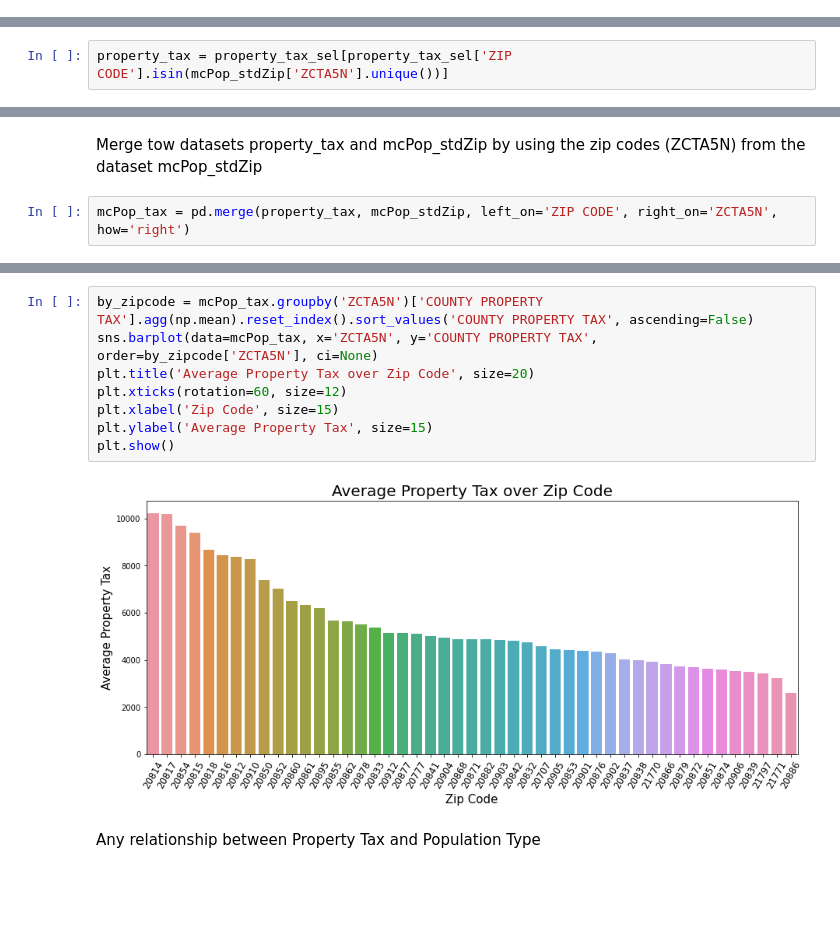
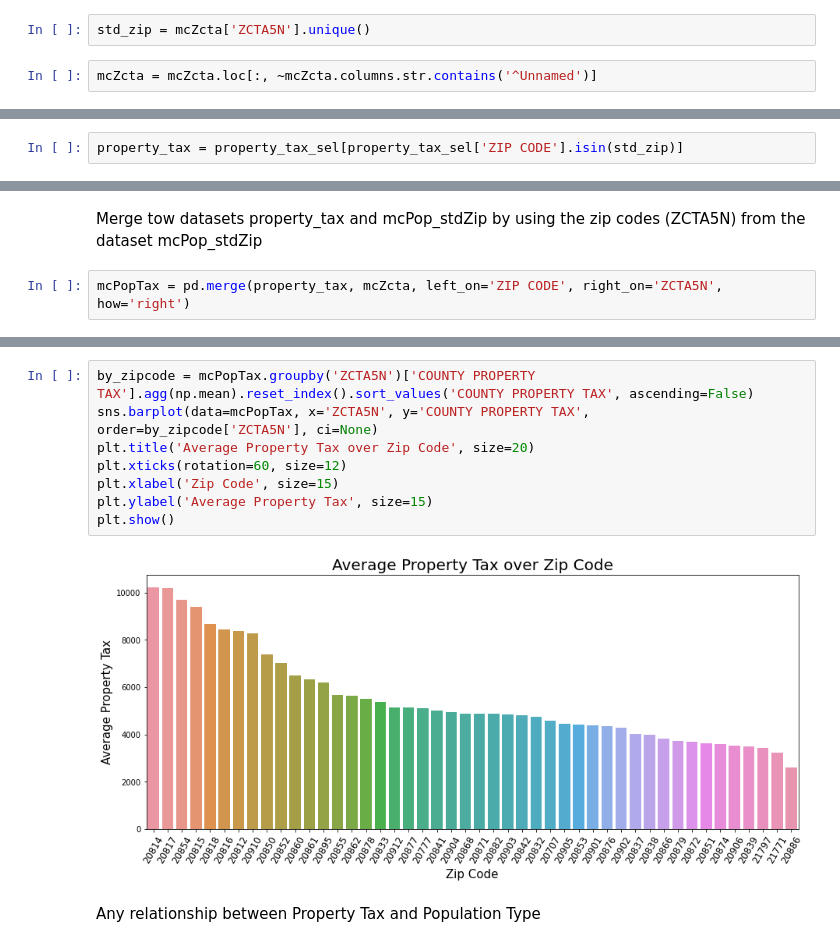
Before and after one commit to dspark0419/DATA-205, a Jupyter notebook: Project_Tax.ipynb, the cells around one changed output, grey strips where cells are left out. Saved outputs shown, nothing was run; the diff lists cells and outputs as text; blank space fills up the shorter version.

```diff
--- a/Project_Tax.ipynb
+++ b/Project_Tax.ipynb
@@ -130,0 +28,4 @@ mcPop_stdZip.to_csv('mcPop_stdZip.csv')
+# %%
+std_zip = mcZcta['ZCTA5N'].unique()
+# %%
+mcZcta = mcZcta.loc[:, ~mcZcta.columns.str.contains('^Unnamed')]
@@ -216,5 +117,5 @@ array([20707, 20777, 20812, 20814, 20815, 20816, 20817, 20818, 20832,
 # %%
-property_tax = property_tax_sel[property_tax_sel['ZIP CODE'].isin(mcPop_stdZip['ZCTA5N'].unique())]
+property_tax = property_tax_sel[property_tax_sel['ZIP CODE'].isin(std_zip)]
 # %%
 property_tax['ZIP CODE'].unique()
 # %% [output]
@@ -248,4 +150,4 @@ plt.rcParams['figure.figsize'] = (15, 6) # global fugure size
 # %% [markdown]
 Merge tow datasets property_tax and mcPop_stdZip by using the zip codes (ZCTA5N) from the dataset mcPop_stdZip
 # %%
-mcPop_tax = pd.merge(property_tax, mcPop_stdZip, left_on='ZIP CODE', right_on='ZCTA5N', how='right')
+mcPopTax = pd.merge(property_tax, mcZcta, left_on='ZIP CODE', right_on='ZCTA5N', how='right')
@@ -265,14 +176,14 @@ plt.hist(mcPop_tax['COUNTY PROPERTY TAX percent'], bins=20)
  <a list of 20 Patch objects>)
 [figure]
 # %%
-by_zipcode = mcPop_tax.groupby('ZCTA5N')['COUNTY PROPERTY TAX'].agg(np.mean).reset_index().sort_values('COUNTY PROPERTY TAX', ascending=False)
-sns.barplot(data=mcPop_tax, x='ZCTA5N', y='COUNTY PROPERTY TAX', order=by_zipcode['ZCTA5N'], ci=None)
+by_zipcode = mcPopTax.groupby('ZCTA5N')['COUNTY PROPERTY TAX'].agg(np.mean).reset_index().sort_values('COUNTY PROPERTY TAX', ascending=False)
+sns.barplot(data=mcPopTax, x='ZCTA5N', y='COUNTY PROPERTY TAX', order=by_zipcode['ZCTA5N'], ci=None)
 plt.title('Average Property Tax over Zip Code', size=20)
 plt.xticks(rotation=60, size=12)
 plt.xlabel('Zip Code', size=15)
 plt.ylabel('Average Property Tax', size=15)
 plt.show()
 # %% [output]
-[figure, old version]
+[figure, new version]
 # %% [markdown]
 Any relationship between Property Tax and Population Type
```
Also changed, not shown: parts of 48 cells of this notebook.
